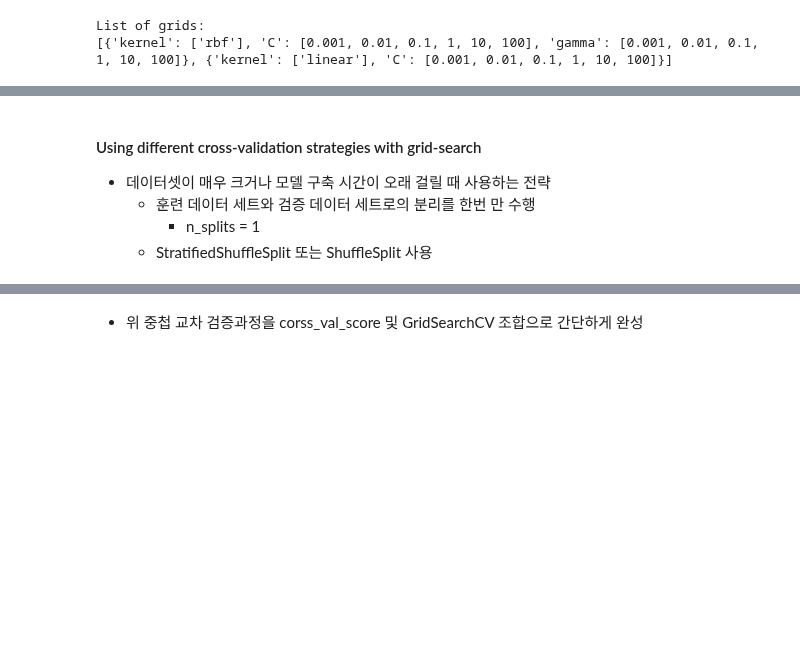
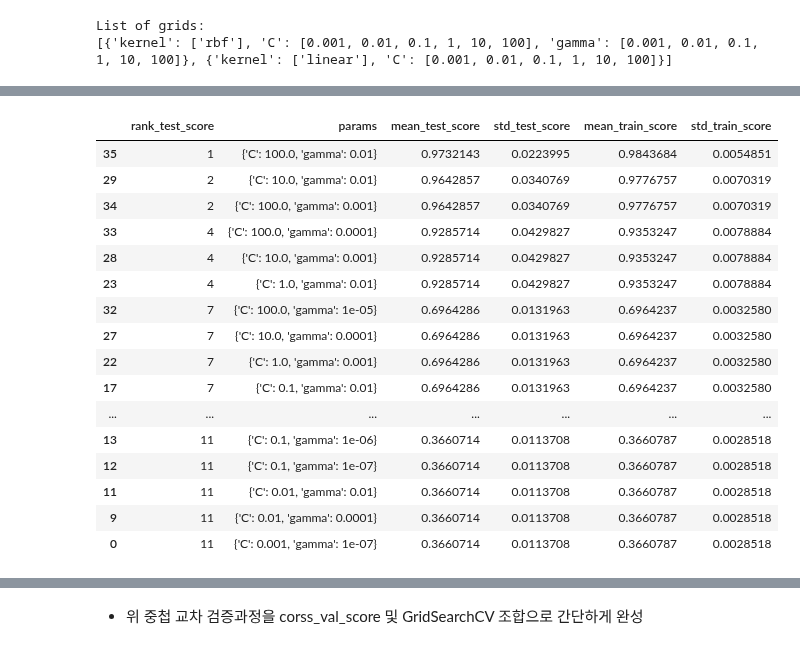
Before and after one commit to amueller/introduction_to_ml_with_python, a Jupyter notebook: 05-model-evaluation-and-improvement.ipynb, the cells around one changed output, grey strips where cells are left out. Saved outputs shown, nothing was run; the diff lists cells and outputs as text; code cells hidden in the pictures; blank space fills up the shorter version.

```diff
--- a/05-model-evaluation-and-improvement.ipynb
+++ b/05-model-evaluation-and-improvement.ipynb
@@ -518,7 +696,7 @@ param_grid_one_log = {'C': np.linspace(1, 2, 6),  'gamma':  np.logspace(-3, 2, 6
 param_grid_range   = {'C': np.logspace(-3, 2, 6), 'gamma':  np.logspace(-7, -2, 6)}
 
 for param_grid, ax in zip([param_grid_linear, param_grid_one_log, param_grid_range], axes):
-    grid_search = GridSearchCV(SVC(), param_grid, cv=5)
+    grid_search = GridSearchCV(SVC(), param_grid, n_jobs=-1, cv=5)
     grid_search.fit(X_train, y_train)
     scores = grid_search.cv_results_['mean_test_score'].reshape(6, 6)
 
@@ -564,7 +742,7 @@ print("List of grids:\n{}".format(param_grid))
 List of grids:
 [{'kernel': ['rbf'], 'C': [0.001, 0.01, 0.1, 1, 10, 100], 'gamma': [0.001, 0.01, 0.1, 1, 10, 100]}, {'kernel': ['linear'], 'C': [0.001, 0.01, 0.1, 1, 10, 100]}]
 # %%
-grid_search = GridSearchCV(SVC(), param_grid, cv=5, return_train_score=True)
+grid_search = GridSearchCV(SVC(), param_grid, n_jobs=-1, cv=5, return_train_score=True)
 
 grid_search.fit(X_train, y_train)
 
@@ -599,6 +754,25 @@ display(results.T)
-# %% [markdown]
-#### Using different cross-validation strategies with grid-search
-- 데이터셋이 매우 크거나 모델 구축 시간이 오래 걸릴 때 사용하는 전략
-  - 훈련 데이터 세트와 검증 데이터 세트로의 분리를 한번 만 수행
-    - n_splits = 1
-  - StratifiedShuffleSplit 또는 ShuffleSplit 사용
+# %%
+results = pd.DataFrame(grid_search.cv_results_)
+
+results2 = results[['rank_test_score', 'params', 'mean_test_score', 'std_test_score',
+                    'mean_train_score', 'std_train_score']]
+results2 = results2.sort_values('rank_test_score')
+display(results2)
+# %% [output]
+|  | rank_test_score | params | mean_test_score | std_test_score | mean_train_score | std_train_score |
+| 35 | 1 | {'C': 100.0, 'gamma': 0.01} | 0.9732143 | 0.0223995 | 0.9843684 | 0.0054851 |
+| 29 | 2 | {'C': 10.0, 'gamma': 0.01} | 0.9642857 | 0.0340769 | 0.9776757 | 0.0070319 |
+| 34 | 2 | {'C': 100.0, 'gamma': 0.001} | 0.9642857 | 0.0340769 | 0.9776757 | 0.0070319 |
+| 33 | 4 | {'C': 100.0, 'gamma': 0.0001} | 0.9285714 | 0.0429827 | 0.9353247 | 0.0078884 |
+| 28 | 4 | {'C': 10.0, 'gamma': 0.001} | 0.9285714 | 0.0429827 | 0.9353247 | 0.0078884 |
+| 23 | 4 | {'C': 1.0, 'gamma': 0.01} | 0.9285714 | 0.0429827 | 0.9353247 | 0.0078884 |
+| 32 | 7 | {'C': 100.0, 'gamma': 1e-05} | 0.6964286 | 0.0131963 | 0.6964237 | 0.0032580 |
+| 27 | 7 | {'C': 10.0, 'gamma': 0.0001} | 0.6964286 | 0.0131963 | 0.6964237 | 0.0032580 |
+| 22 | 7 | {'C': 1.0, 'gamma': 0.001} | 0.6964286 | 0.0131963 | 0.6964237 | 0.0032580 |
+| 17 | 7 | {'C': 0.1, 'gamma': 0.01} | 0.6964286 | 0.0131963 | 0.6964237 | 0.0032580 |
+| ... | ... | ... | ... | ... | ... | ... |
+| 13 | 11 | {'C': 0.1, 'gamma': 1e-06} | 0.3660714 | 0.0113708 | 0.3660787 | 0.0028518 |
+| 12 | 11 | {'C': 0.1, 'gamma': 1e-07} | 0.3660714 | 0.0113708 | 0.3660787 | 0.0028518 |
+| 11 | 11 | {'C': 0.01, 'gamma': 0.01} | 0.3660714 | 0.0113708 | 0.3660787 | 0.0028518 |
+| 9 | 11 | {'C': 0.01, 'gamma': 0.0001} | 0.3660714 | 0.0113708 | 0.3660787 | 0.0028518 |
+| 0 | 11 | {'C': 0.001, 'gamma': 1e-07} | 0.3660714 | 0.0113708 | 0.3660787 | 0.0028518 |
```
Also changed, not shown: parts of 63 cells of this notebook, 2 other files.
